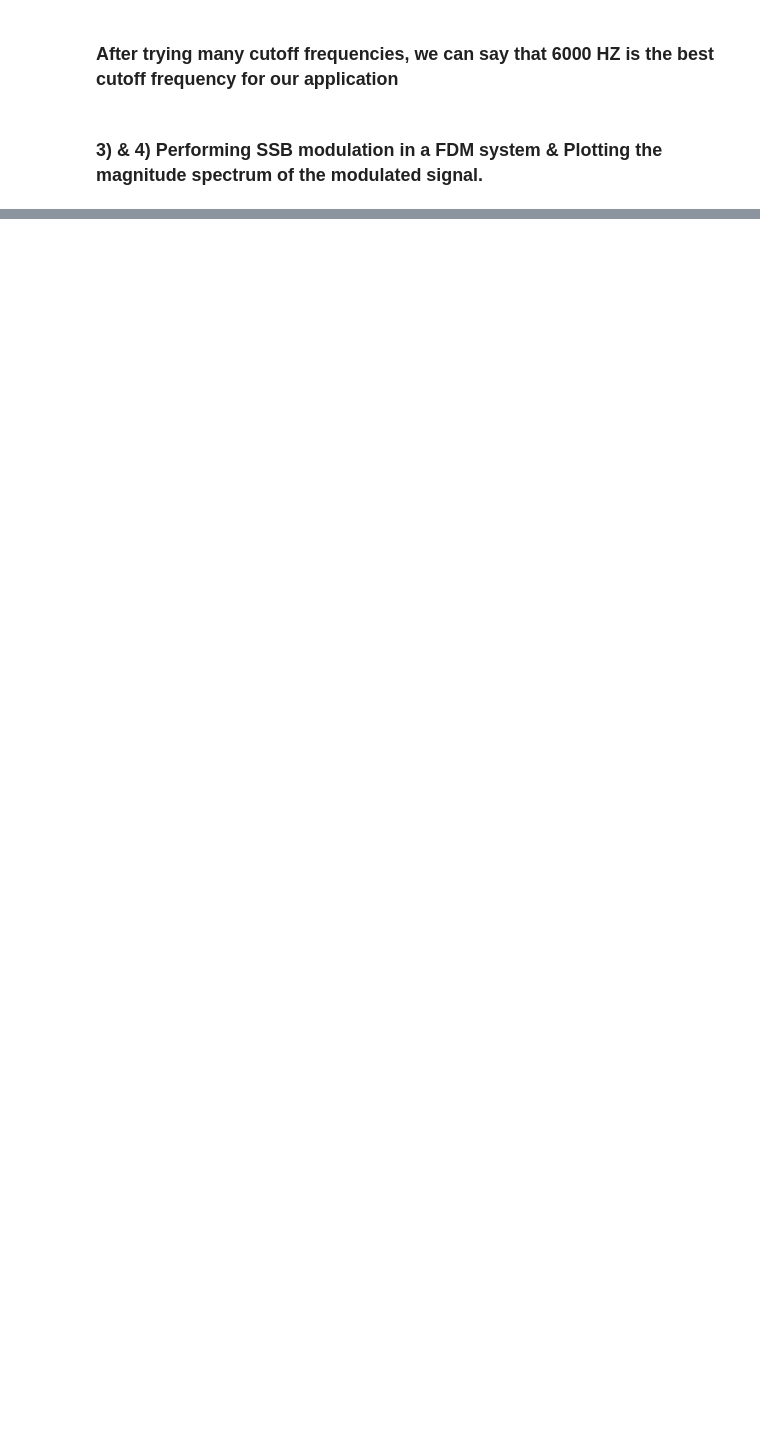
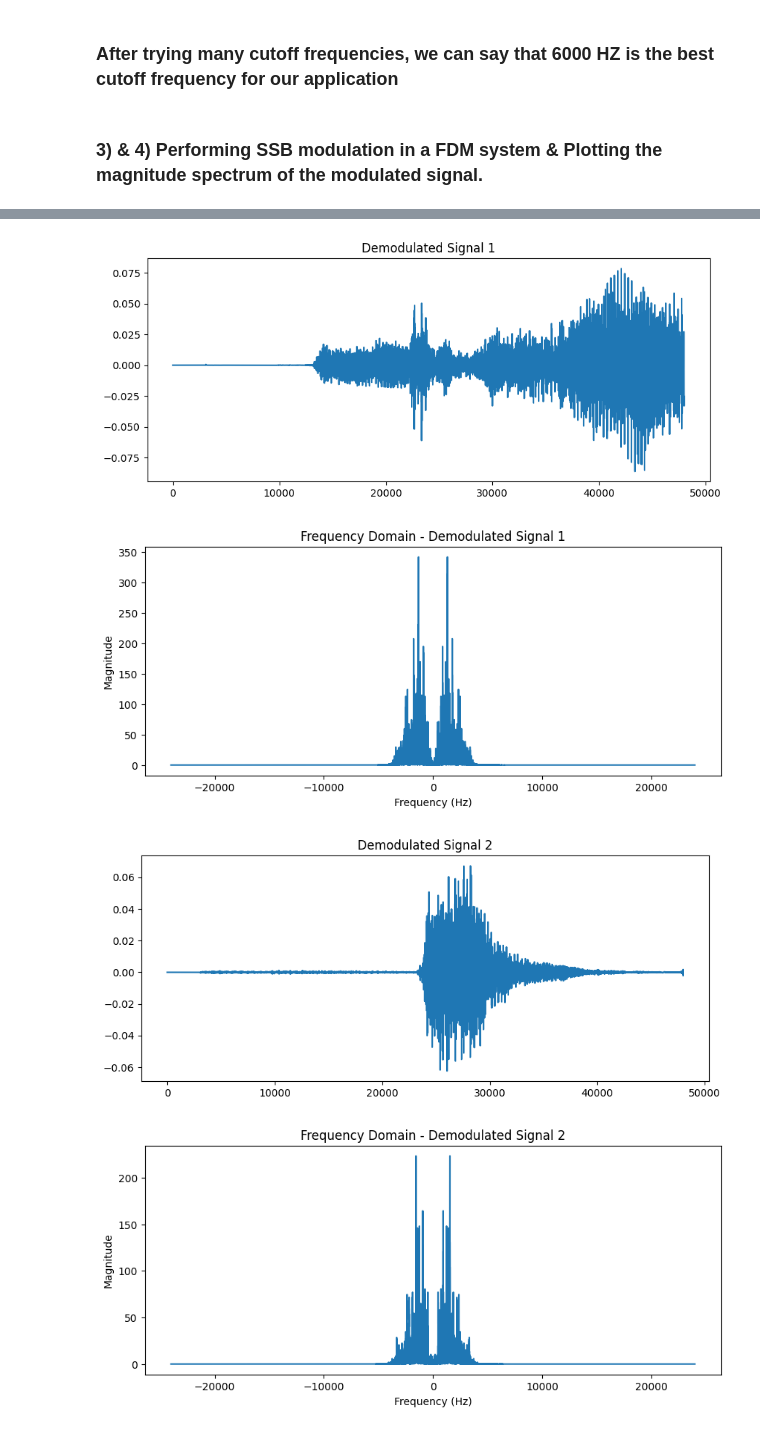
Before and after one commit to ali-bahr/FDM-SSB-Modulation, a Jupyter notebook: FDM_modulation.ipynb, the cells around one changed output, grey strips where cells are left out. Saved outputs shown, nothing was run; the diff lists cells and outputs as text; code cells hidden in the pictures; blank space fills up the shorter version.

Commit message:
demodulated the modulated signals and output them

```diff
--- a/FDM_modulation.ipynb
+++ b/FDM_modulation.ipynb
@@ -242,8 +244,32 @@ Text(0, 0.5, 'Magnitude')
 # %%
-# SSB Demodulation
-def ssb_demodulater(signal, carrier_freq, Fs, bandwidth):
-    t = np.arange(len(signal)) / Fs
-    demodulated_signal = signal * np.cos(2 * np.pi * carrier_freq * t)
+def ssb_demodulator(modulated_signal, carrier_freq, fs, bandwidth):
+    t = np.arange(len(modulated_signal)) / fs
+    demodulated_signal = modulated_signal * np.cos(2 * np.pi * carrier_freq * t)
 
-    # TODO:low pass filter should be implemented
-    return lowpass_filter(demodulated_signal, bandwidth, Fs)
+    b, a = signal.butter(4, bandwidth / (fs / 2), btype='low')  # Low-pass filter to recover baseband
+    return signal.filtfilt(b, a, demodulated_signal)
+# %%
+
+demodulated_signals = []
+for index, mod_signal in enumerate(modulated_signals):
+    Fc = (2 + 1.5 * (index + 1)) * bandwidth
+    demodulated_signal = ssb_demodulator(mod_signal, Fc, Fs, bandwidth)
+    demodulated_signals.append(demodulated_signal)
+    write(f"demodulated_input{index+1}.wav", Fs, (demodulated_signal * 32767).astype(np.int16))
+    plt.figure(figsize=(10, 4))
+    plt.plot(demodulated_signal[:Fs])
+    plt.title(f"Demodulated Signal {index+1}")
+    plt.show()
+
+    # Frequency domain comparison of demodulated signal
+    plt.figure(figsize=(10, 4))
+    plt.plot(freq, abs(np.fft.fftshift(fft(demodulated_signal))))
+    plt.title(f"Frequency Domain - Demodulated Signal {index+1}")
+    plt.xlabel("Frequency (Hz)")
+    plt.ylabel("Magnitude")
+    plt.show()
+# %% [output]
+[figure, added]
+[figure, added]
+[figure, added]
+[figure, added]
```
Also changed, not shown: parts of 4 cells of this notebook, 9 other files.
